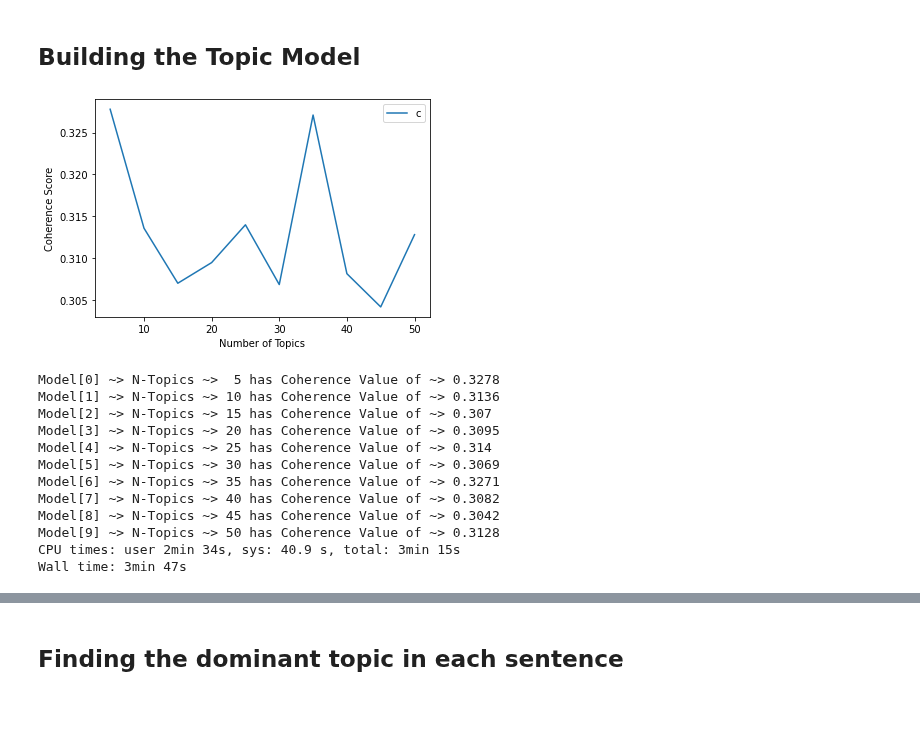
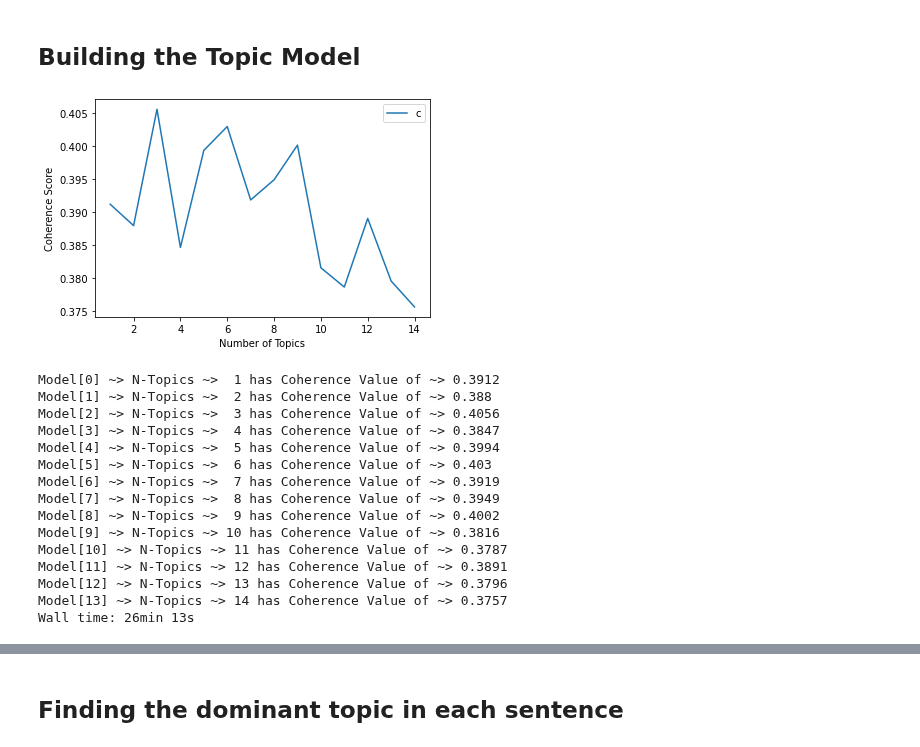
Before and after one commit to babybunso/team-sasa, a Jupyter notebook: sprint4project/3_NLP_BK1.ipynb, the cells around one changed output, grey strips where cells are left out. Cells and saved outputs as stored; diff of their text form; code cells hidden in the pictures; blank space fills up the shorter version.

```diff
--- a/sprint4project/3_NLP_BK1.ipynb
+++ b/sprint4project/3_NLP_BK1.ipynb
@@ -381,47 +381,50 @@ print(corpus[:1])
 # %%
 %%time
 
-limit = 51; start = 5; step = 5
+limit = 15; start = 1; step = 1
 coherences = []
 models = []
 
 for N in range(start, limit, step):
-    ldamodel = LdaModel(corpus=corpus, num_topics=N, id2word=id2word_dictionary)
+    ldamodel = LdaModel(corpus=corpus, num_topics=N, id2word=id2word_dictionary,random_state=42)
     models.append(ldamodel)
 
     ldatopics = [[word for word, prob in topic] for topicid, topic in ldamodel.show_topics(formatted=False)]
     ldacoherence = CoherenceModel(topics=ldatopics[:10], texts=texts, dictionary=id2word_dictionary, window_size=10).get_coherence()
     coherences.append((ldacoherence))
 
 
 # Plot the number of topics based on coherence score
 x = range(start, limit, step)
 plt.plot(x, coherences)
 plt.xlabel('Number of Topics')
 plt.ylabel('Coherence Score')
 plt.legend('coherences', loc='best')
 plt.show()
 
 
 # Print the coherence scores
 idx = 0
 for n, cv in zip(x, coherences):
     print(f'Model[{idx}] ~> N-Topics ~> {n:2} has Coherence Value of ~> {round(cv, 4)}')
     idx += 1
 # %% [output]
-[figure, old version]
+[figure, new version]
-Model[0] ~> N-Topics ~>  5 has Coherence Value of ~> 0.3278
-Model[1] ~> N-Topics ~> 10 has Coherence Value of ~> 0.3136
-Model[2] ~> N-Topics ~> 15 has Coherence Value of ~> 0.307
-Model[3] ~> N-Topics ~> 20 has Coherence Value of ~> 0.3095
-Model[4] ~> N-Topics ~> 25 has Coherence Value of ~> 0.314
-Model[5] ~> N-Topics ~> 30 has Coherence Value of ~> 0.3069
-Model[6] ~> N-Topics ~> 35 has Coherence Value of ~> 0.3271
-Model[7] ~> N-Topics ~> 40 has Coherence Value of ~> 0.3082
-Model[8] ~> N-Topics ~> 45 has Coherence Value of ~> 0.3042
-Model[9] ~> N-Topics ~> 50 has Coherence Value of ~> 0.3128
-CPU times: user 2min 34s, sys: 40.9 s, total: 3min 15s
-Wall time: 3min 47s
+Model[0] ~> N-Topics ~>  1 has Coherence Value of ~> 0.3912
+Model[1] ~> N-Topics ~>  2 has Coherence Value of ~> 0.388
+Model[2] ~> N-Topics ~>  3 has Coherence Value of ~> 0.4056
+Model[3] ~> N-Topics ~>  4 has Coherence Value of ~> 0.3847
+Model[4] ~> N-Topics ~>  5 has Coherence Value of ~> 0.3994
+Model[5] ~> N-Topics ~>  6 has Coherence Value of ~> 0.403
+Model[6] ~> N-Topics ~>  7 has Coherence Value of ~> 0.3919
+Model[7] ~> N-Topics ~>  8 has Coherence Value of ~> 0.3949
+Model[8] ~> N-Topics ~>  9 has Coherence Value of ~> 0.4002
+Model[9] ~> N-Topics ~> 10 has Coherence Value of ~> 0.3816
+Model[10] ~> N-Topics ~> 11 has Coherence Value of ~> 0.3787
+Model[11] ~> N-Topics ~> 12 has Coherence Value of ~> 0.3891
+Model[12] ~> N-Topics ~> 13 has Coherence Value of ~> 0.3796
+Model[13] ~> N-Topics ~> 14 has Coherence Value of ~> 0.3757
+Wall time: 26min 13s
 # %%
 # INTENTIONAL EXCEPTION
 raise Exception('Select the BEST MODEL')
```
Also changed, not shown: parts of 20 cells of this notebook, 3 other files.
